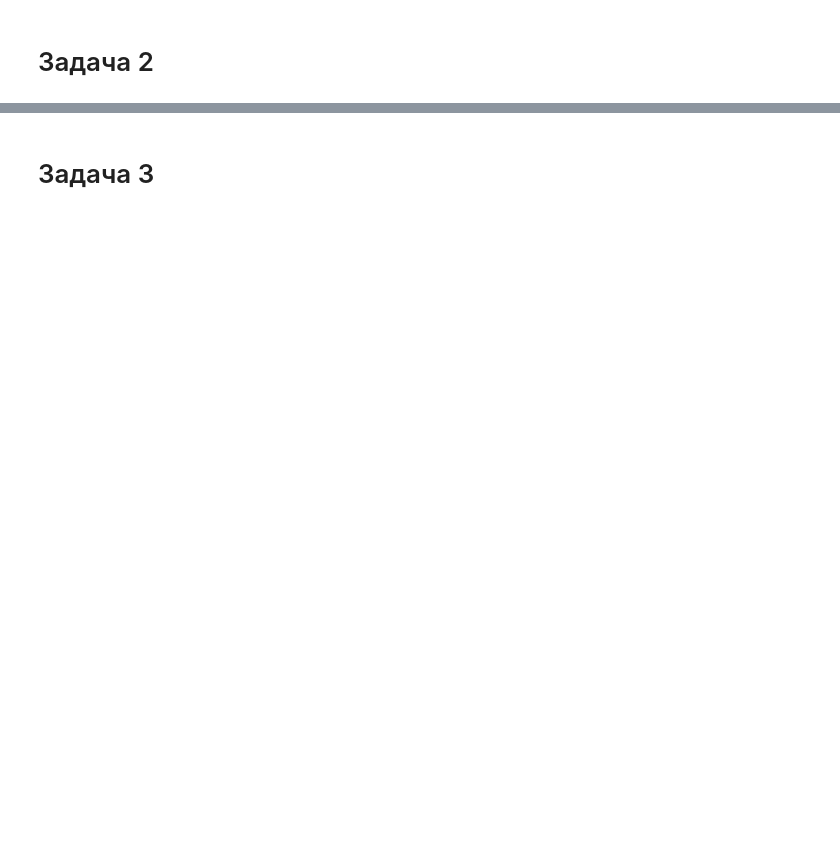
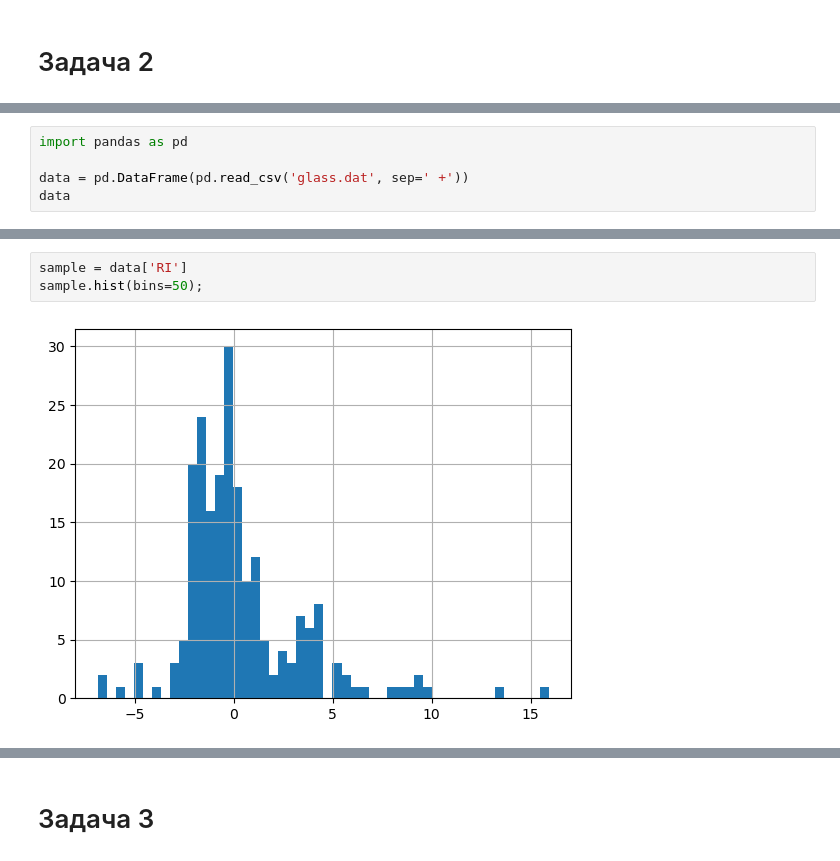
Before and after one commit to voroninip/Statistics, a Jupyter notebook: HW10/HW10.ipynb, the cells around one changed output, grey strips where cells are left out. Drawn from its saved outputs; the diff is of its cells as text; blank space fills up the shorter version.

```diff
--- a/HW10/HW10.ipynb
+++ b/HW10/HW10.ipynb
@@ -6,0 +11,5 @@
+# %%
+import pandas as pd
+
+data = pd.DataFrame(pd.read_csv('glass.dat', sep=' +'))
+data
@@ -6,0 +30,5 @@
+# %%
+sample = data['RI']
+sample.hist(bins=50);
+# %% [output]
+[figure, added]
```
Also changed, not shown: parts of 8 cells of this notebook, 1 other file.
